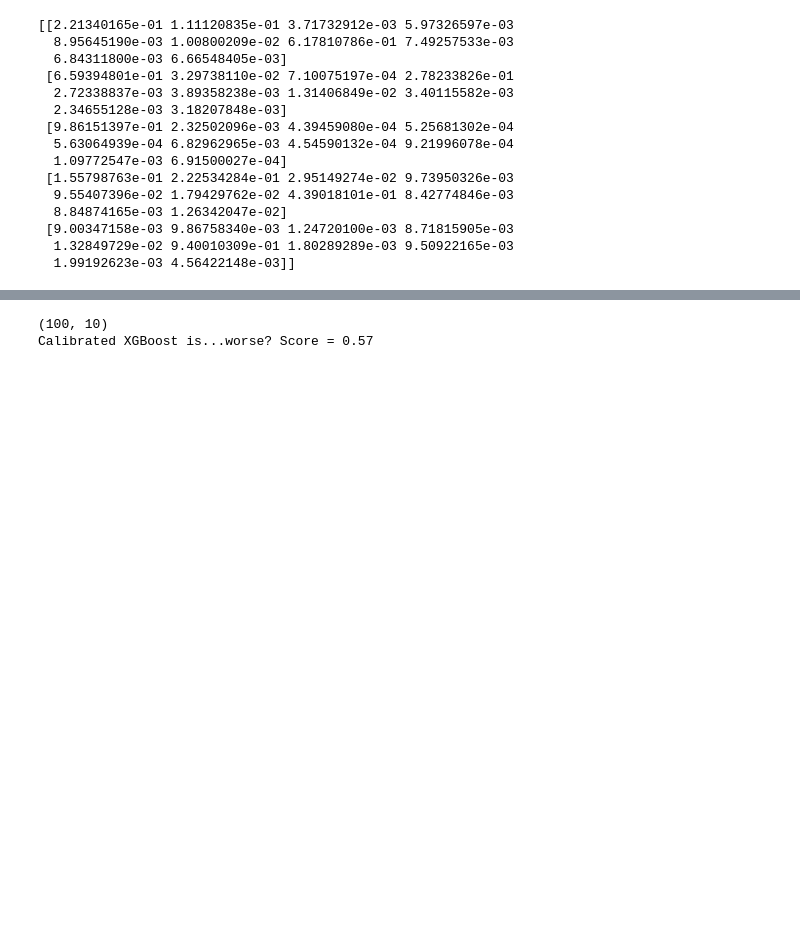
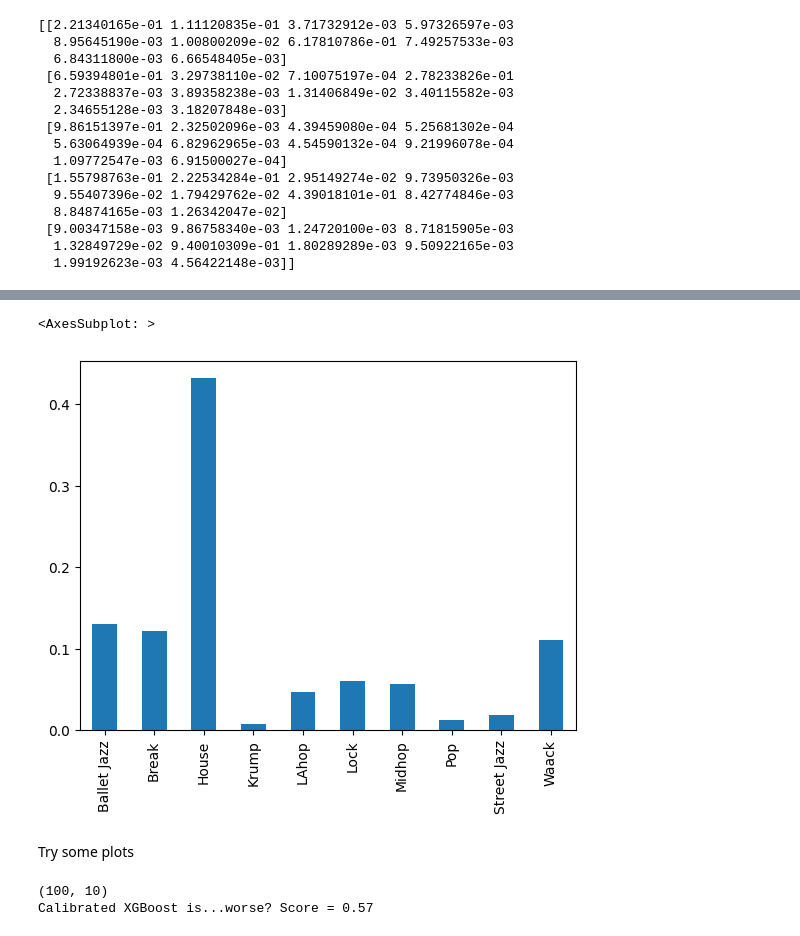
Before and after one commit to tBenBaker/MovementClassifier, a Jupyter notebook: DanceProj1/notebooks/02_classification_draft.ipynb, the cells around one changed output, grey strips where cells are left out. Cells and saved outputs as stored; diff of their text form; code cells hidden in the pictures; blank space fills up the shorter version.

Commit message:
first plot

```diff
--- a/DanceProj1/notebooks/02_classification_draft.ipynb
+++ b/DanceProj1/notebooks/02_classification_draft.ipynb
@@ -97,3 +97,6 @@ for item in [X_train, X_test, X_valid, y_valid, y_train, y_test]:
 (160,)
 (1148,)
 (100,)
+# %%
+labels = list(y_test.unique())
+print(labels)
@@ -131,0 +124,7 @@ for i, G in enumerate(y_test.unique()):
+# %%
+#convert to numeric labelsfor xgb
+y_trainxgb = y_train.replace(labels, range(len(labels)), regex=True)
+y_validxgb = y_valid.replace(labels, range(len(labels)), regex=True)
+y_testxgb = y_test.replace(labels, range(len(labels)), regex=True)
+
+print(y_testxgb)
@@ -155,3 +167,9 @@ print(y_hatp1[:5])
  [9.00347158e-03 9.86758340e-03 1.24720100e-03 8.71815905e-03
   1.32849729e-02 9.40010309e-01 1.80289289e-03 9.50922165e-03
   1.99192623e-03 4.56422148e-03]]
+# %%
+yprobdf = pd.DataFrame(y_hatp1, columns=labels)
+yprobdf['Original Index'] = index_lookup['original_index']
+yprobdf['True_Label'] = y_test.values
+yprobdf['id'] = test_ids.values
+yprobdf.head()
@@ -158,3 +183,17 @@ print(y_hatp1[:5])
+# %%
+import matplotlib.pyplot as plt
+
+Housedf = yprobdf[yprobdf['True_Label']=='House']
+#remove original index, true label, and id
+Housedf = Housedf.drop(['Original Index', 'True_Label', 'id'], axis=1)
+
+#plot the mean probabilities per label among house pieces
+Housedf.mean().plot(kind='bar')
+# %% [output]
+<AxesSubplot: >
+[figure, added]
+# %% [markdown]
+Try some plots
 # %%
 from sklearn.calibration import CalibratedClassifierCV
 calibrxgb = CalibratedClassifierCV(xgb_mod, cv='prefit', method='sigmoid')
```
Also changed, not shown: parts of 6 cells of this notebook.
